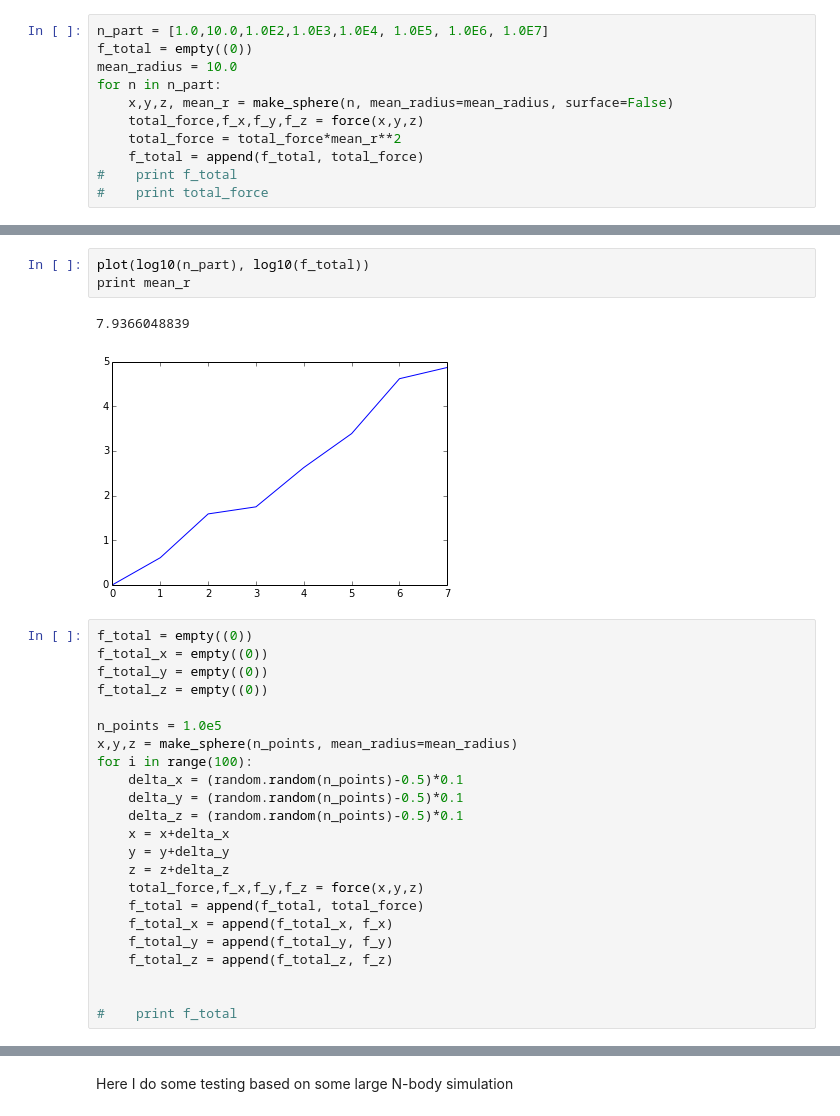
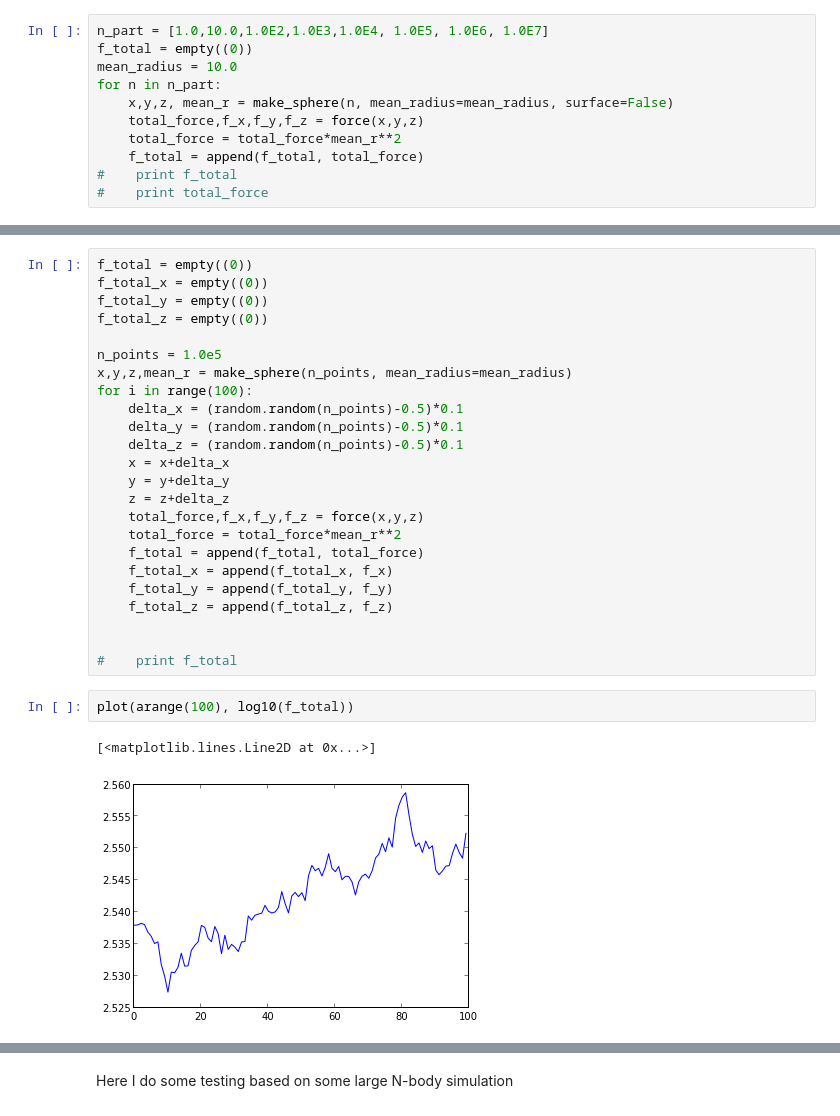
Before and after one commit to forero/spheres, a Jupyter notebook: code/spheres.ipynb, the cells around one changed output, grey strips where cells are left out. Saved outputs shown, nothing was run; the diff lists cells and outputs as text.

Commit message:
fit to the forces

```diff
--- a/code/spheres.ipynb
+++ b/code/spheres.ipynb
@@ -44,29 +53,29 @@ for n in n_part:
+# %%
+f_total = empty((0))
+f_total_x = empty((0))
+f_total_y = empty((0))
+f_total_z = empty((0))
+
+n_points = 1.0e5
+x,y,z,mean_r = make_sphere(n_points, mean_radius=mean_radius)
+for i in range(100):
+    delta_x = (random.random(n_points)-0.5)*0.1
+    delta_y = (random.random(n_points)-0.5)*0.1
+    delta_z = (random.random(n_points)-0.5)*0.1
+    x = x+delta_x
+    y = y+delta_y
+    z = z+delta_z
+    total_force,f_x,f_y,f_z = force(x,y,z)
+    total_force = total_force*mean_r**2
+    f_total = append(f_total, total_force)
+    f_total_x = append(f_total_x, f_x)
+    f_total_y = append(f_total_y, f_y)
+    f_total_z = append(f_total_z, f_z)
+
+
+#    print f_total
 # %%
-plot(log10(n_part), log10(f_total))
-print mean_r
+plot(arange(100), log10(f_total))
 # %% [output]
-7.9366048839
+[<matplotlib.lines.Line2D at 0x...>]
-[figure, old version]
+[figure, new version]
-# %%
-f_total = empty((0))
-f_total_x = empty((0))
-f_total_y = empty((0))
-f_total_z = empty((0))
-
-n_points = 1.0e5
-x,y,z = make_sphere(n_points, mean_radius=mean_radius)
-for i in range(100):
-    delta_x = (random.random(n_points)-0.5)*0.1
-    delta_y = (random.random(n_points)-0.5)*0.1
-    delta_z = (random.random(n_points)-0.5)*0.1
-    x = x+delta_x
-    y = y+delta_y
-    z = z+delta_z
-    total_force,f_x,f_y,f_z = force(x,y,z)
-    f_total = append(f_total, total_force)
-    f_total_x = append(f_total_x, f_x)
-    f_total_y = append(f_total_y, f_y)
-    f_total_z = append(f_total_z, f_z)
-
-
-#    print f_total
```
Also changed, not shown: parts of 4 cells of this notebook.
